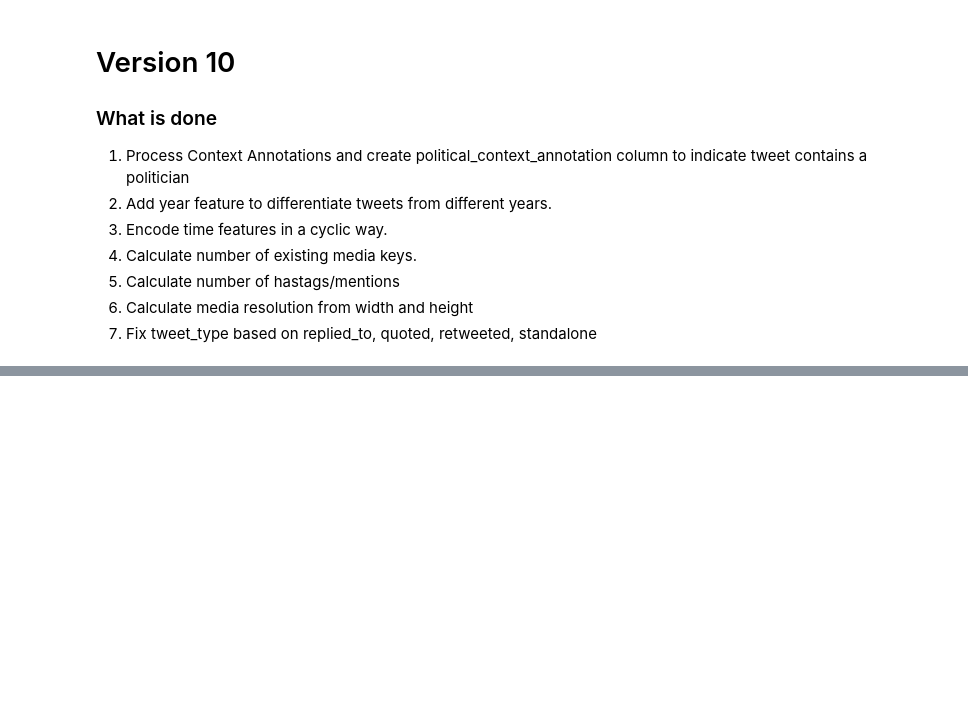
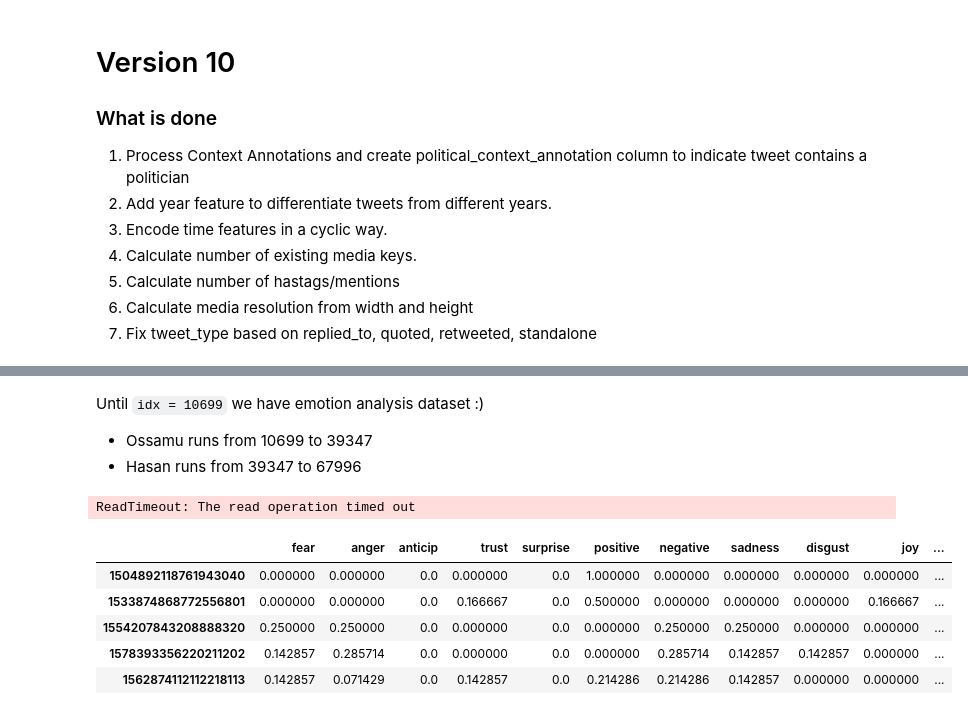
Before and after one commit to ossamum/kuleuven-thesis, a Jupyter notebook: 00_tweets_dataset_versioning.ipynb, the cells around one changed output, grey strips where cells are left out. Drawn from its saved outputs; the diff is of its cells as text; code cells hidden in the pictures; blank space fills up the shorter version.

Commit message:
adding emotion analysis

```diff
--- a/00_tweets_dataset_versioning.ipynb
+++ b/00_tweets_dataset_versioning.ipynb
@@ -808,0 +902,5 @@ tweets_df_v10.to_pickle("all_tweets_v10.pkl")
+# %%
+tweets = tweets.to_frame()
+
+tweets['language'] = lang_lst
+tweets['language_score'] = score_lst
@@ -808,0 +937,6 @@ tweets_df_v10.to_pickle("all_tweets_v10.pkl")
+# %%
+# selecting only tweets in english and turkish
+tr_en_tweets = tweets[
+    (tweets['language'].isin(['tr', 'en'])) &
+    (tweets['language_score'] >= 0.8)
+]
@@ -808,0 +957,7 @@ tweets_df_v10.to_pickle("all_tweets_v10.pkl")
+# %%
+translator = Translator()
+# %% [markdown]
+Until `idx = 10699` we have emotion analysis dataset :)
+
+- Ossamu runs from 10699 to 39347
+- Hasan runs from 39347 to 67996
@@ -808,0 +968,28 @@ tweets_df_v10.to_pickle("all_tweets_v10.pkl")
+# %%
+# emotions_df = pd.DataFrame()
+
+for idx, i in tqdm(tr_en_tweets.iloc[67996:,].iterrows(), total=len(tr_en_tweets.iloc[67996:,])):
+
+    if i['language'] == 'tr':
+        tweet_text = translator.translate(i['text'], dest='en', src='tr').text
+    else:
+        tweet_text = i['text']
+
+    emotions = NRCLex(tweet_text)
+
+    emotions_df = pd.DataFrame.from_dict(emotions.affect_frequencies, orient='index', columns=[idx]).T
+    emotions_df['translated_tweet'] = tweet_text
+
+    emotions_df.to_pickle(f'emotions/{idx}.pkl')
+# %% [output]
+ReadTimeout: The read operation timed out
+# %%
+# example of dataset
+emotions_df
+# %% [output]
+|  | fear | anger | anticip | trust | surprise | positive | negative | sadness | disgust | joy | ... |
+| 1504892118761943040 | 0.000000 | 0.000000 | 0.0 | 0.000000 | 0.0 | 1.000000 | 0.000000 | 0.000000 | 0.000000 | 0.000000 | ... |
+| 1533874868772556801 | 0.000000 | 0.000000 | 0.0 | 0.166667 | 0.0 | 0.500000 | 0.000000 | 0.000000 | 0.000000 | 0.166667 | ... |
+| 1554207843208888320 | 0.250000 | 0.250000 | 0.0 | 0.000000 | 0.0 | 0.000000 | 0.250000 | 0.250000 | 0.000000 | 0.000000 | ... |
+| 1578393356220211202 | 0.142857 | 0.285714 | 0.0 | 0.000000 | 0.0 | 0.000000 | 0.285714 | 0.142857 | 0.142857 | 0.000000 | ... |
+| 1562874112112218113 | 0.142857 | 0.071429 | 0.0 | 0.142857 | 0.0 | 0.214286 | 0.214286 | 0.142857 | 0.000000 | 0.000000 | ... |
```
Also changed, not shown: parts of 28 cells of this notebook.
